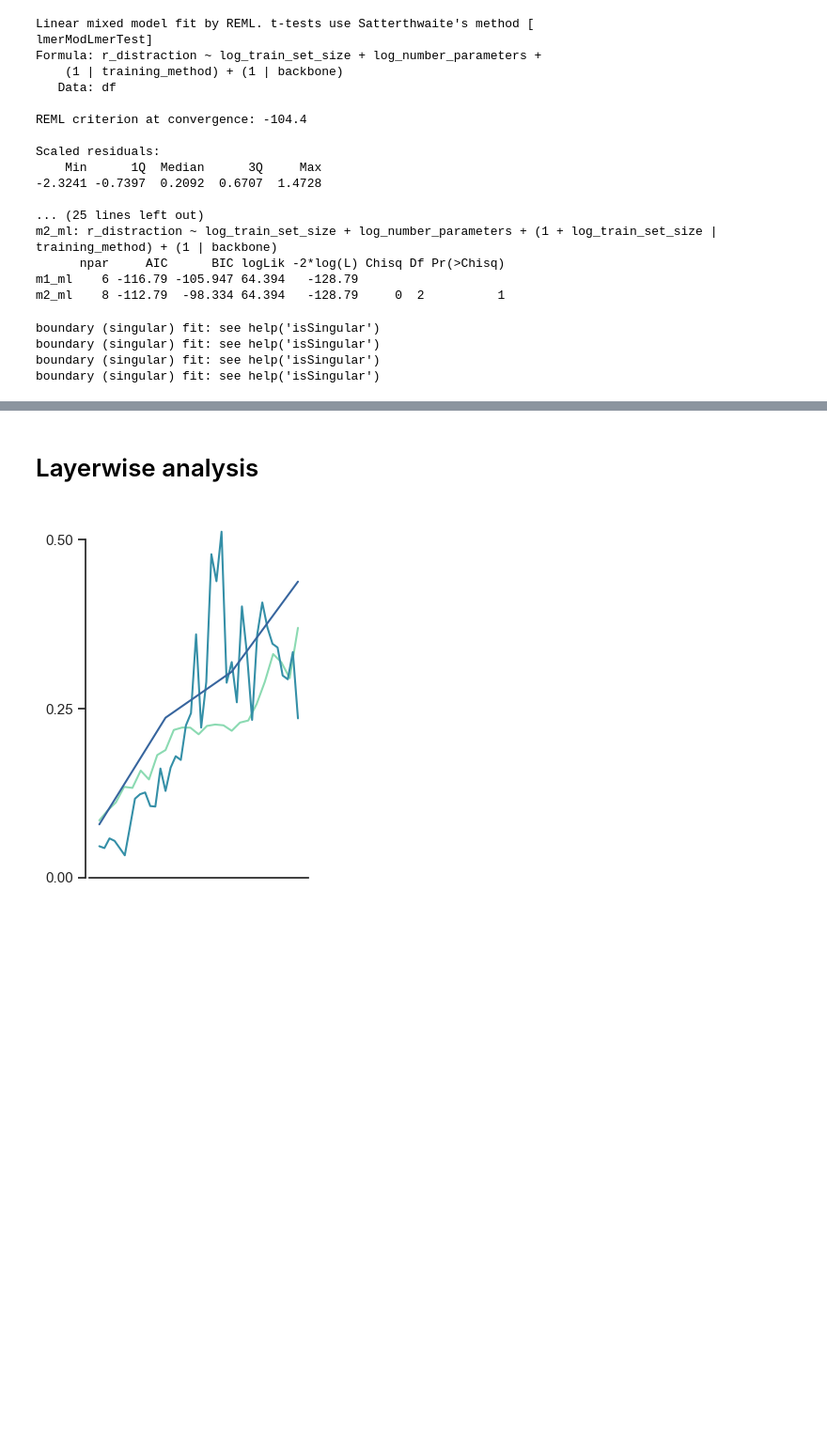
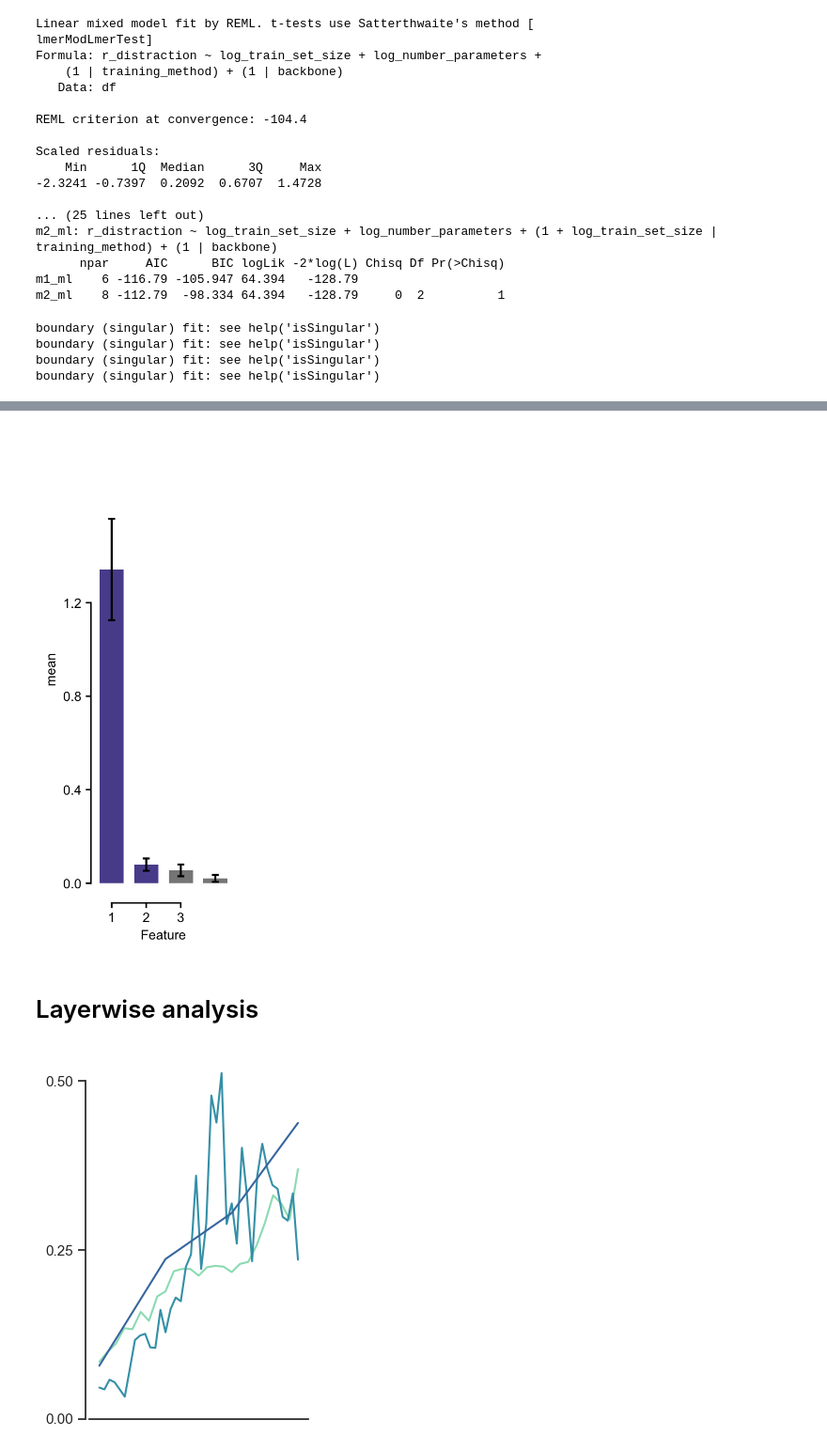
Before and after one commit to MaxencePajot/geometry_in_neural_networks, a Jupyter notebook: 2_shape_LoT/analysis.ipynb, the cells around one changed output, grey strips where cells are left out. Shown at 94% size. Cells and saved outputs as stored; diff of their text form; code cells hidden in the pictures; blank space fills up the shorter version.

```diff
--- a/2_shape_LoT/analysis.ipynb
+++ b/2_shape_LoT/analysis.ipynb
@@ -1003,0 +1023,11 @@ boundary (singular) fit: see help('isSingular')
+# %%
+df_rs = pd.DataFrame({
+    'model': names,
+    'r_distance': r_distances,
+    'r_distraction': r_distractions,
+    'r_distraction_and_costs':r_distra_costs,
+    'best_layer': best_layers
+})
+df_rs = df_rs.sort_values(by='r_distraction', ascending=True)
+proportion_last_best = count_last_best / count_all if count_all > 0 else 0
+print(f"Proportion of models where best layer is last: {proportion_last_best:.2f}")
@@ -1004,3 +1341,48 @@ boundary (singular) fit: see help('isSingular')
+# %%
+%%R -w 2 -h 5  --units in -r 200
+
+feature_importance <- read.csv('temp.csv')
+feature_importance <- feature_importance %>%
+  arrange(desc(mean))
+
+feature_importance$Feature <- factor(feature_importance$Feature, levels = feature_importance$Feature)
+
+# Create the ggplot2 bar plot
+p <- ggplot(feature_importance, aes(x = Feature, y = mean, fill = Color)) +
+    geom_col(width = 0.7) + # geom_col for pre-computed heights, width adjusts bar thickness
+    geom_errorbar(
+      aes(ymin = mean - std, ymax = mean + std),
+      width = 0.2, # Adjust the width of the error bar caps
+      color = "black" # Color of the error bars
+    ) +
+
+    scale_fill_identity() + # Use the 'Color' column directly for fill
+    # Customizing the theme for a "prettier" look and removing top/right spines
+    # theme_minimal() + # Start with a minimal theme
+    theme(
+      panel.grid.major = element_blank(), # Remove major grid lines
+      panel.grid.minor = element_blank(), # Remove minor grid lines
+      panel.background = element_blank(),
+      panel.grid.major.y = element_blank(),
+
+    ) +
+    # Set y-axis limits and breaks similar to your Python code
+    # The Python y-axis was inverted, but for means, a standard positive up is usually preferred.
+    # If you truly want to invert, you'd use scale_y_reverse().
+
+
+    guides(x = guide_axis_manual(trunc_lower=1, trunc_upper=3, breaks=seq(1,3,1)),
+          y = guide_axis_manual(trunc_lower=0, trunc_upper=1.2, breaks=seq(0,1.2,0.4))) +
+
+
+    coord_cartesian(ylim = c(min(feature_importance$mean - feature_importance$std) * 1.1,
+                            max(feature_importance$mean + feature_importance$std) * 1.1 + max(feature_importance$std) * 0.5)
+                    )  # This helps control the visible range without dropping data
+
+ggsave("plots/feature_importance_all_confounds.svg", p, device='svg',width = 2, height = 5, units = "in")
+p
+# %% [output]
+[figure, added]
 # %% [markdown]
 # Layerwise analysis
 # %%
```
Also changed, not shown: parts of 24 cells of this notebook, 6 other files.
